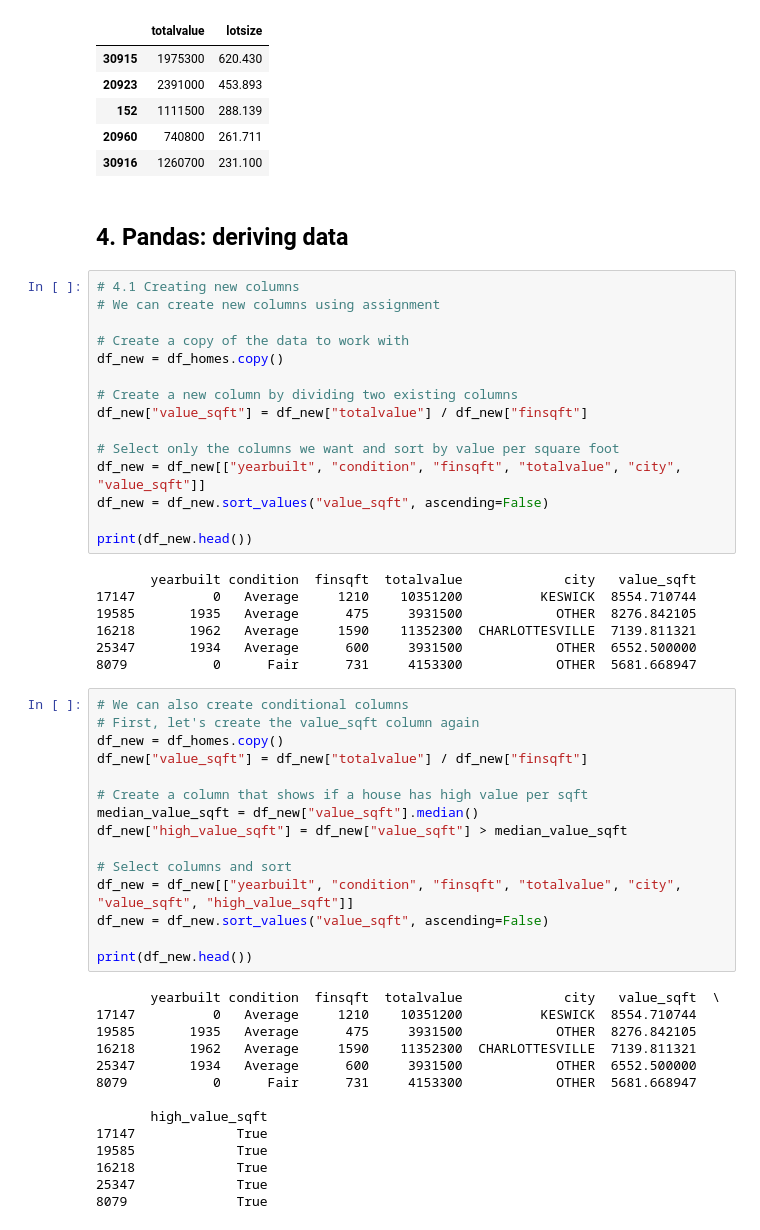
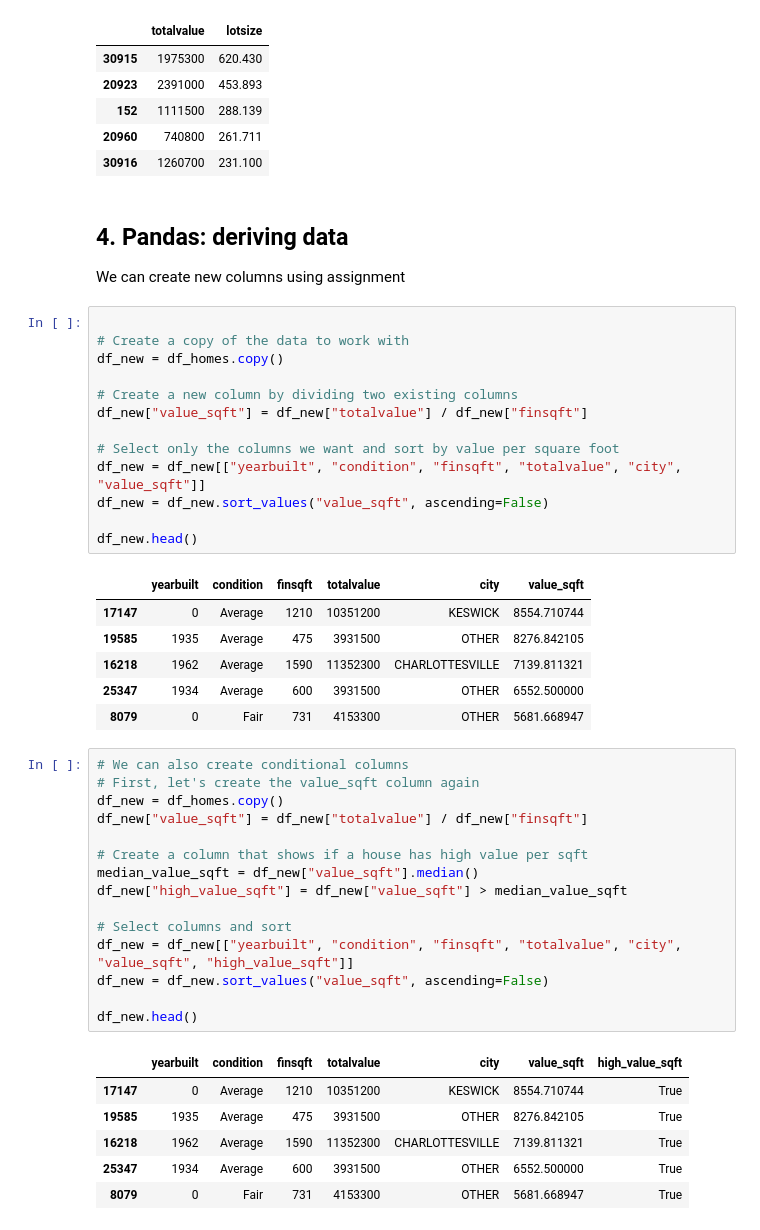
Before and after one commit to apostolosfilippas/ec, a Jupyter notebook: scripts/2.dataframes.ipynb, the cells around one changed output. Cells and saved outputs as stored; diff of their text form.

```diff
--- a/scripts/2.dataframes.ipynb
+++ b/scripts/2.dataframes.ipynb
@@ -572,9 +572,9 @@ df_crozet_2.head()
 | 30916 | 1260700 | 231.100 |
 # %% [markdown]
 ## 4. Pandas: deriving data
+
+We can create new columns using assignment
 # %%
-# 4.1 Creating new columns
-# We can create new columns using assignment
 
 # Create a copy of the data to work with
 df_new = df_homes.copy()
@@ -586,43 +586,36 @@ df_new["value_sqft"] = df_new["totalvalue"] / df_new["finsqft"]
 df_new = df_new[["yearbuilt", "condition", "finsqft", "totalvalue", "city", "value_sqft"]]
 df_new = df_new.sort_values("value_sqft", ascending=False)
 
-print(df_new.head())
+df_new.head()
 # %% [output]
-       yearbuilt condition  finsqft  totalvalue             city   value_sqft
-17147          0   Average     1210    10351200          KESWICK  8554.710744
-19585       1935   Average      475     3931500            OTHER  8276.842105
-16218       1962   Average     1590    11352300  CHARLOTTESVILLE  7139.811321
-25347       1934   Average      600     3931500            OTHER  6552.500000
-8079           0      Fair      731     4153300            OTHER  5681.668947
+|  | yearbuilt | condition | finsqft | totalvalue | city | value_sqft |
+| 17147 | 0 | Average | 1210 | 10351200 | KESWICK | 8554.710744 |
+| 19585 | 1935 | Average | 475 | 3931500 | OTHER | 8276.842105 |
+| 16218 | 1962 | Average | 1590 | 11352300 | CHARLOTTESVILLE | 7139.811321 |
+| 25347 | 1934 | Average | 600 | 3931500 | OTHER | 6552.500000 |
+| 8079 | 0 | Fair | 731 | 4153300 | OTHER | 5681.668947 |
 # %%
 # We can also create conditional columns
 # First, let's create the value_sqft column again
 df_new = df_homes.copy()
 df_new["value_sqft"] = df_new["totalvalue"] / df_new["finsqft"]
 
 # Create a column that shows if a house has high value per sqft
 median_value_sqft = df_new["value_sqft"].median()
 df_new["high_value_sqft"] = df_new["value_sqft"] > median_value_sqft
 
 # Select columns and sort
 df_new = df_new[["yearbuilt", "condition", "finsqft", "totalvalue", "city", "value_sqft", "high_value_sqft"]]
 df_new = df_new.sort_values("value_sqft", ascending=False)
 
-print(df_new.head())
+df_new.head()
 # %% [output]
-       yearbuilt condition  finsqft  totalvalue             city   value_sqft  \
-17147          0   Average     1210    10351200          KESWICK  8554.710744
-19585       1935   Average      475     3931500            OTHER  8276.842105
-16218       1962   Average     1590    11352300  CHARLOTTESVILLE  7139.811321
-25347       1934   Average      600     3931500            OTHER  6552.500000
-8079           0      Fair      731     4153300            OTHER  5681.668947
-
-       high_value_sqft
-17147             True
-19585             True
-16218             True
-25347             True
-8079              True
+|  | yearbuilt | condition | finsqft | totalvalue | city | value_sqft | high_value_sqft |
+| 17147 | 0 | Average | 1210 | 10351200 | KESWICK | 8554.710744 | True |
+| 19585 | 1935 | Average | 475 | 3931500 | OTHER | 8276.842105 | True |
+| 16218 | 1962 | Average | 1590 | 11352300 | CHARLOTTESVILLE | 7139.811321 | True |
+| 25347 | 1934 | Average | 600 | 3931500 | OTHER | 6552.500000 | True |
+| 8079 | 0 | Fair | 731 | 4153300 | OTHER | 5681.668947 | True |
 # %%
 # Creating multiple new columns at once
 df_new = df_homes.copy()
```
Also changed, not shown: parts of 13 cells of this notebook.
